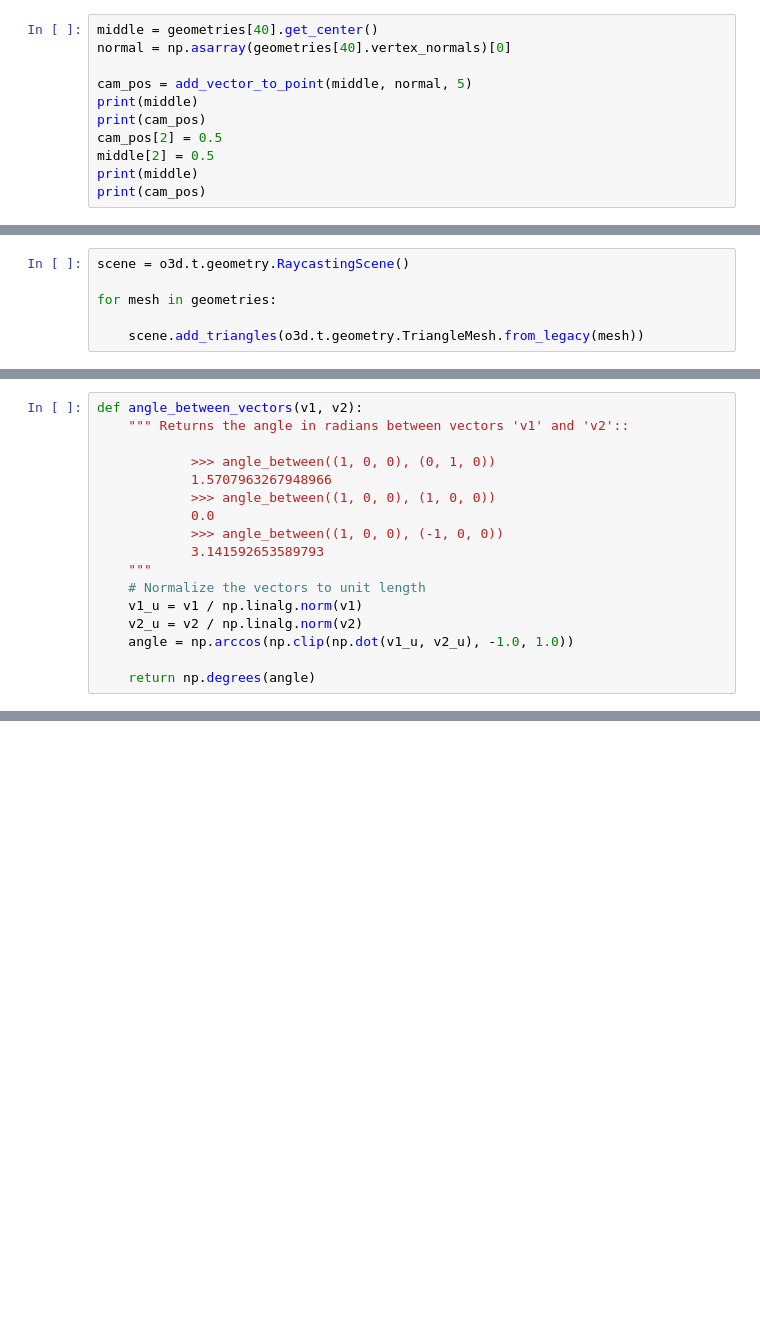
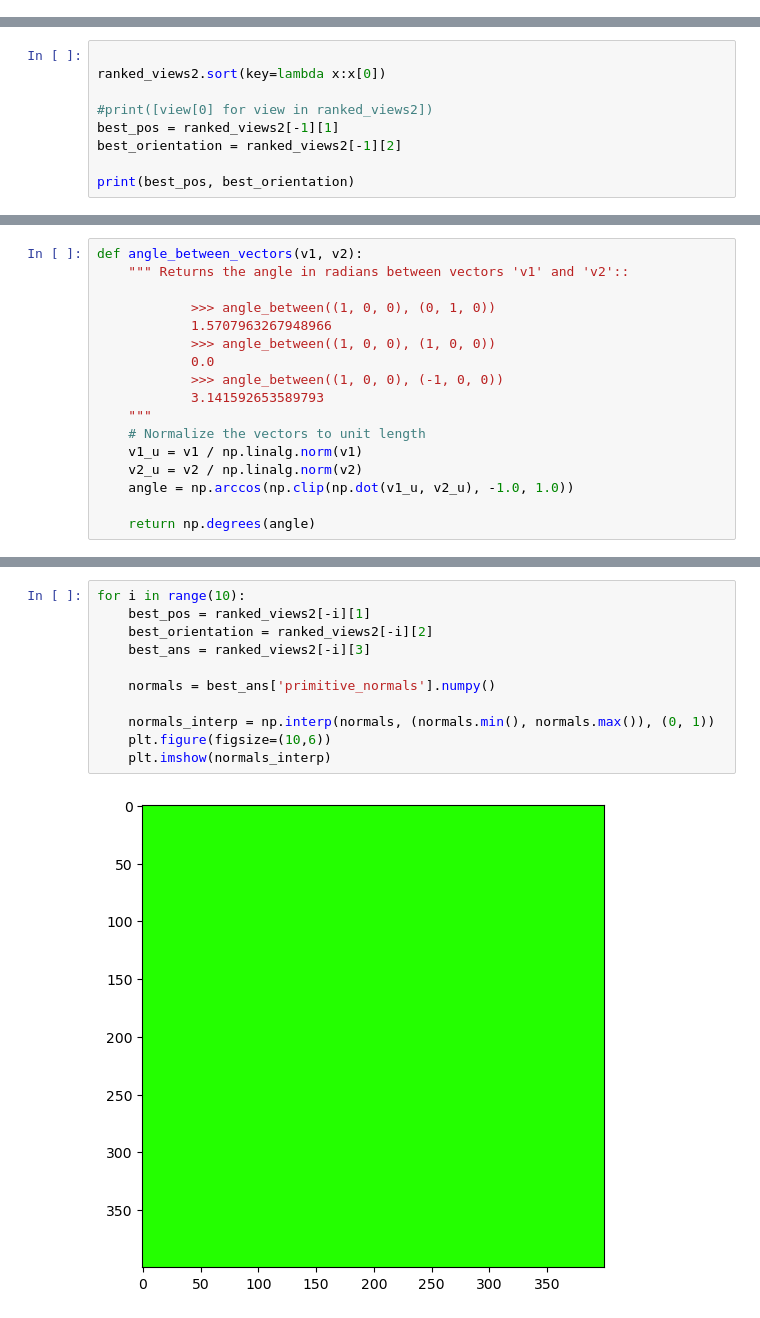
Before and after one commit to maxpape/project_mapping, a Jupyter notebook: nbv/ray_casting.ipynb, the cells around one changed output, grey strips where cells are left out. Drawn from its saved outputs; the diff is of its cells as text; blank space fills up the shorter version.

Commit message:
multicore pixeldata processing; all views ranked

```diff
--- a/nbv/ray_casting.ipynb
+++ b/nbv/ray_casting.ipynb
@@ -101,14 +103,3 @@ def calc_mesh_area_sorted(meshes):
     return areas[sorted_indices]
 # %%
 dimensions = calc_mesh_area_sorted(geometries)
-# %%
-middle = geometries[40].get_center()
-normal = np.asarray(geometries[40].vertex_normals)[0]
-
-cam_pos = add_vector_to_point(middle, normal, 5)
-print(middle)
-print(cam_pos)
-cam_pos[2] = 0.5
-middle[2] = 0.5
-print(middle)
-print(cam_pos)
@@ -120,9 +106,3 @@ print(cam_pos)
-# %%
-scene = o3d.t.geometry.RaycastingScene()
-
-for mesh in geometries:
-
-    scene.add_triangles(o3d.t.geometry.TriangleMesh.from_legacy(mesh))
 # %%
 def is_perpendicular(angle, threshold):
 
@@ -401,0 +380,9 @@ KeyboardInterrupt
+# %%
+
+ranked_views2.sort(key=lambda x:x[0])
+
+#print([view[0] for view in ranked_views2])
+best_pos = ranked_views2[-1][1]
+best_orientation = ranked_views2[-1][2]
+
+print(best_pos, best_orientation)
@@ -546,0 +516,13 @@ visualize_3d_vectors(vec1 ,vec2)
+# %%
+for i in range(10):
+    best_pos = ranked_views2[-i][1]
+    best_orientation = ranked_views2[-i][2]
+    best_ans = ranked_views2[-i][3]
+
+    normals = best_ans['primitive_normals'].numpy()
+
+    normals_interp = np.interp(normals, (normals.min(), normals.max()), (0, 1))
+    plt.figure(figsize=(10,6))
+    plt.imshow(normals_interp)
+# %% [output]
+[figure, added]
```
Also changed, not shown: parts of 18 cells of this notebook.
